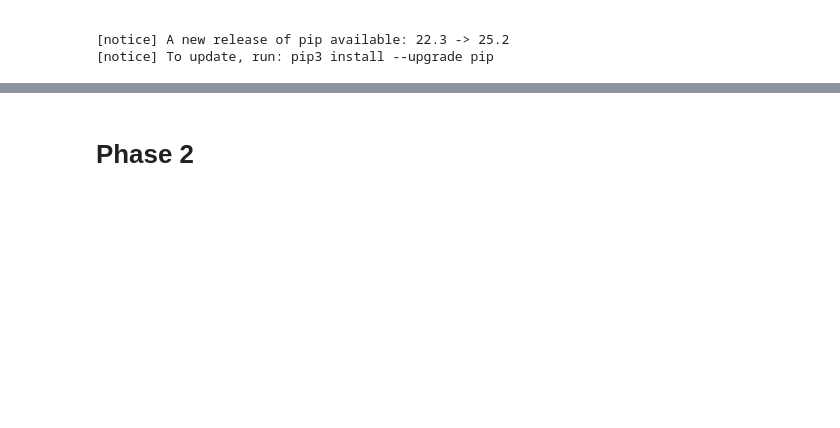
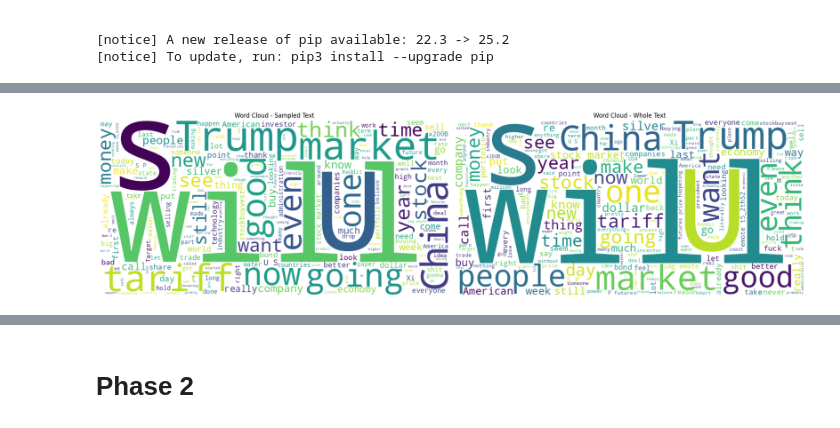
Before and after one commit to linshoufan/DM2025-Lab1-Exercise, a Jupyter notebook: DM2025-Lab1-Homework.ipynb, the cells around one changed output, grey strips where cells are left out. Drawn from its saved outputs; the diff is of its cells as text; code cells hidden in the pictures; blank space fills up the shorter version.

```diff
--- a/DM2025-Lab1-Homework.ipynb
+++ b/DM2025-Lab1-Homework.ipynb
@@ -952,0 +1009,26 @@ plt.show()
+# %%
+# Combine all text into one string
+X_sample_all_text = " ".join(X_sample['text'].astype(str))
+
+# word cloud of the sampled text
+X_sample_wordcloud = WordCloud(width = 800,
+                               height = 400,
+                               background_color = 'white'
+).generate(X_sample_all_text)
+# %%
+fig, axes = plt.subplots(1, 2, figsize = (20, 8))
+
+# word cloud of the sampled text
+axes[0].imshow(X_sample_wordcloud, interpolation='bilinear')
+axes[0].axis("off")
+axes[0].set_title("Word Cloud - Sampled Text")
+
+# word cloud of the whole text
+axes[1].imshow(X_wordcloud, interpolation='bilinear')
+axes[1].axis("off")
+axes[1].set_title("Word Cloud - Whole Text")
+
+plt.tight_layout()
+plt.show()
+# %% [output]
+[figure, added]
```
Also changed, not shown: parts of 40 cells of this notebook, 2 other files.
